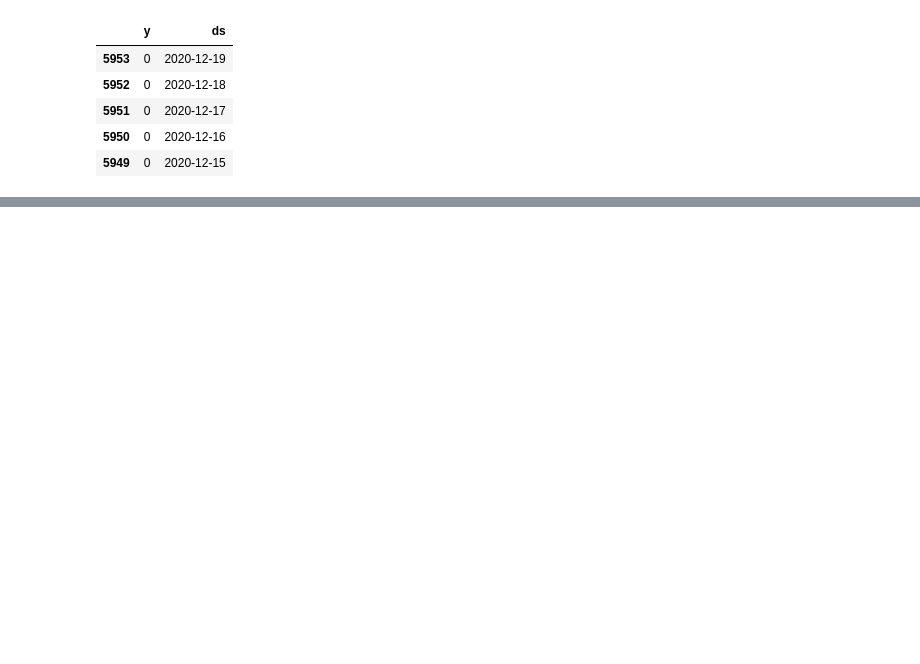
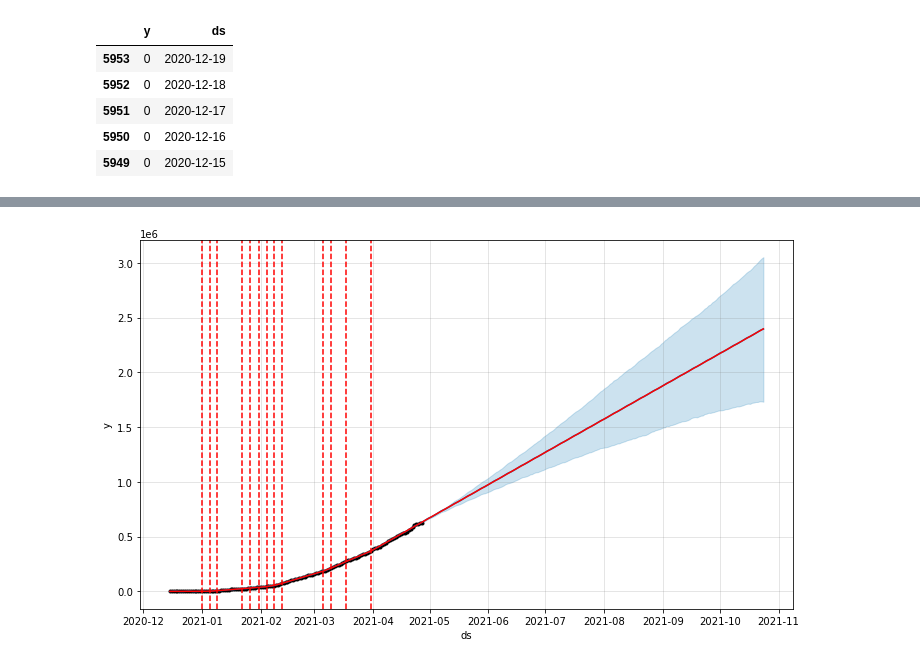
Before and after one commit to SJSUSpring21/LockdownBuster, a Jupyter notebook: src/VaccinationPredictionModel.ipynb, the cells around one changed output, grey strips where cells are left out. Drawn from its saved outputs; the diff is of its cells as text; code cells hidden in the pictures; blank space fills up the shorter version.

```diff
--- a/src/VaccinationPredictionModel.ipynb
+++ b/src/VaccinationPredictionModel.ipynb
@@ -119,0 +107,6 @@ forecast[['ds','yhat']]
+# %%
+from fbprophet.plot import add_changepoints_to_plot
+fig = m.plot(forecast)
+a = add_changepoints_to_plot(fig.gca(), m, forecast)
+# %% [output]
+[figure, added]
```
Also changed, not shown: parts of 14 cells of this notebook, 1 other file.
